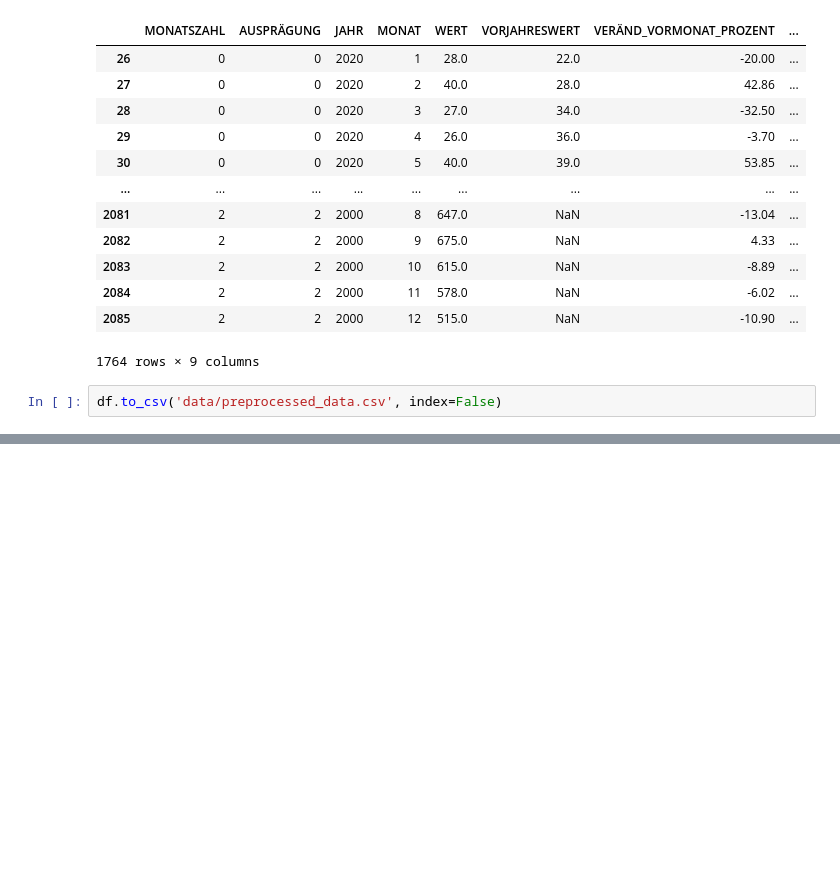
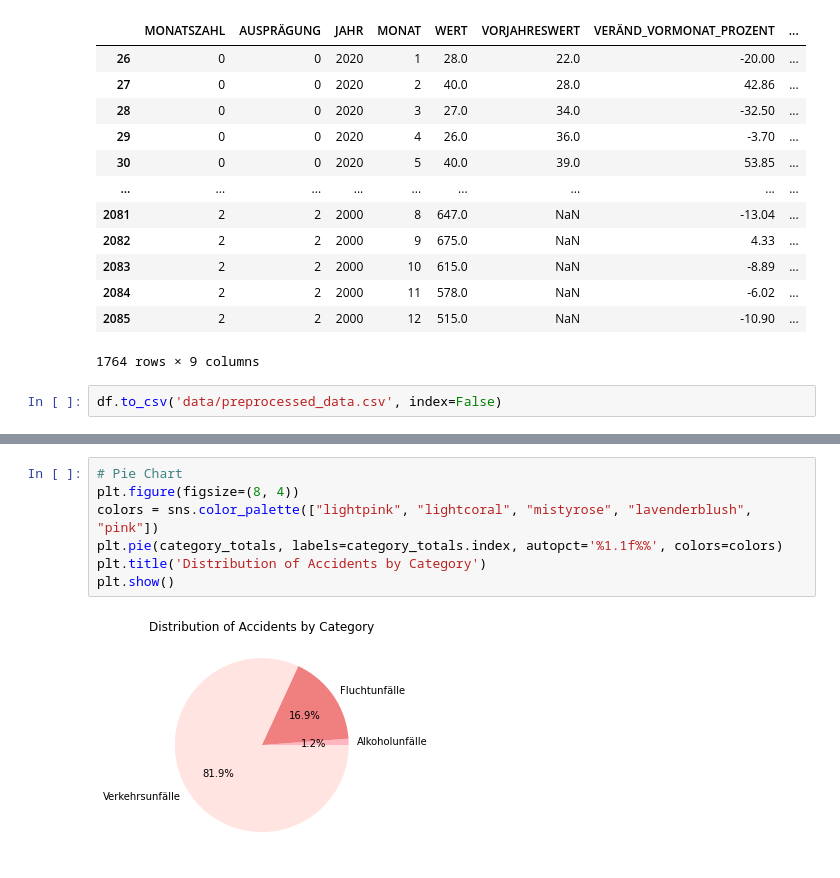
Before and after one commit to jyotsnad246/accident-prediction-web-app, a Jupyter notebook: predictions_notebook.ipynb, the cells around one changed output, grey strips where cells are left out. Drawn from its saved outputs; the diff is of its cells as text; blank space fills up the shorter version.

```diff
--- a/predictions_notebook.ipynb
+++ b/predictions_notebook.ipynb
@@ -221,0 +245,9 @@ Now that the data is preprocessed, next step is Visualization
+# %%
+# Pie Chart
+plt.figure(figsize=(8, 4))
+colors = sns.color_palette(["lightpink", "lightcoral", "mistyrose", "lavenderblush", "pink"])
+plt.pie(category_totals, labels=category_totals.index, autopct='%1.1f%%', colors=colors)
+plt.title('Distribution of Accidents by Category')
+plt.show()
+# %% [output]
+[figure, added]
```
Also changed, not shown: parts of 10 cells of this notebook.
